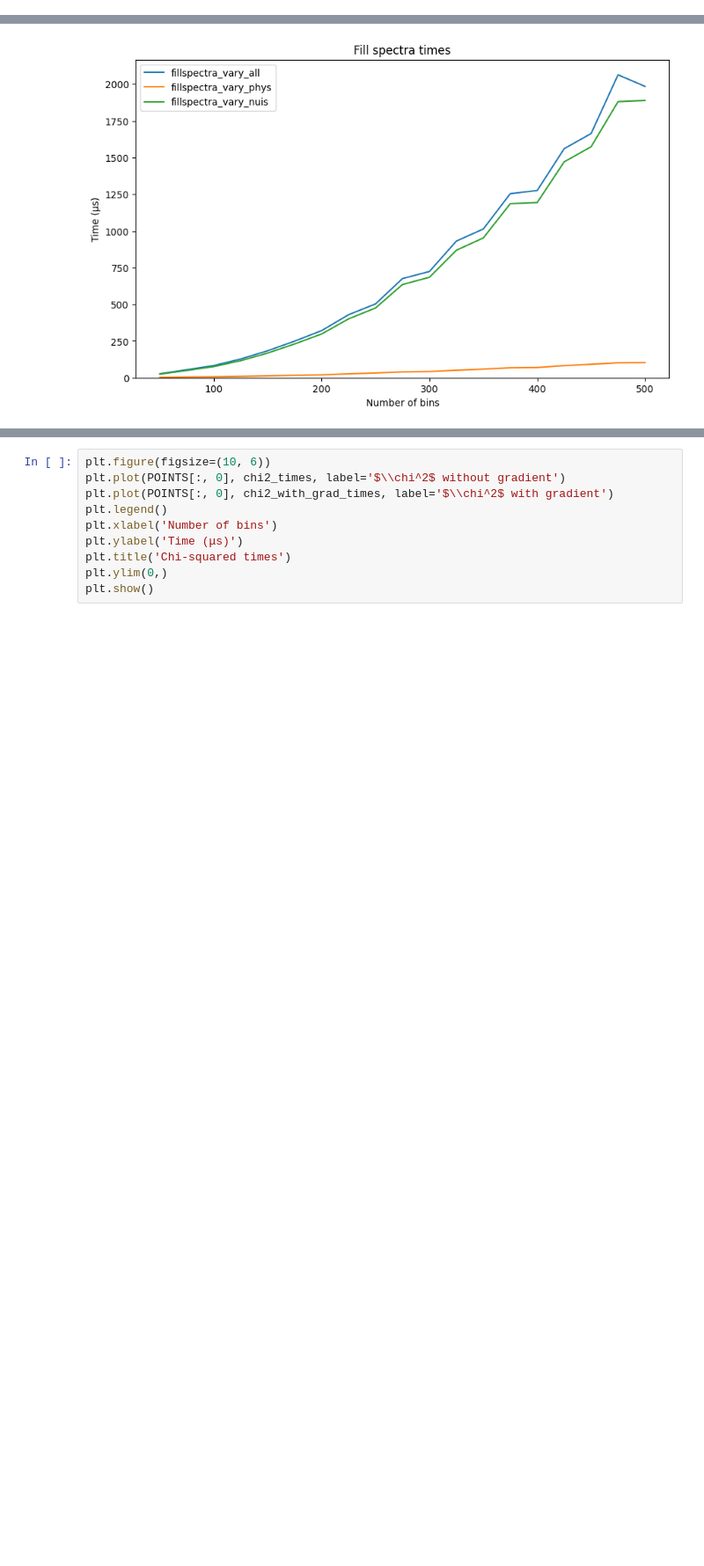
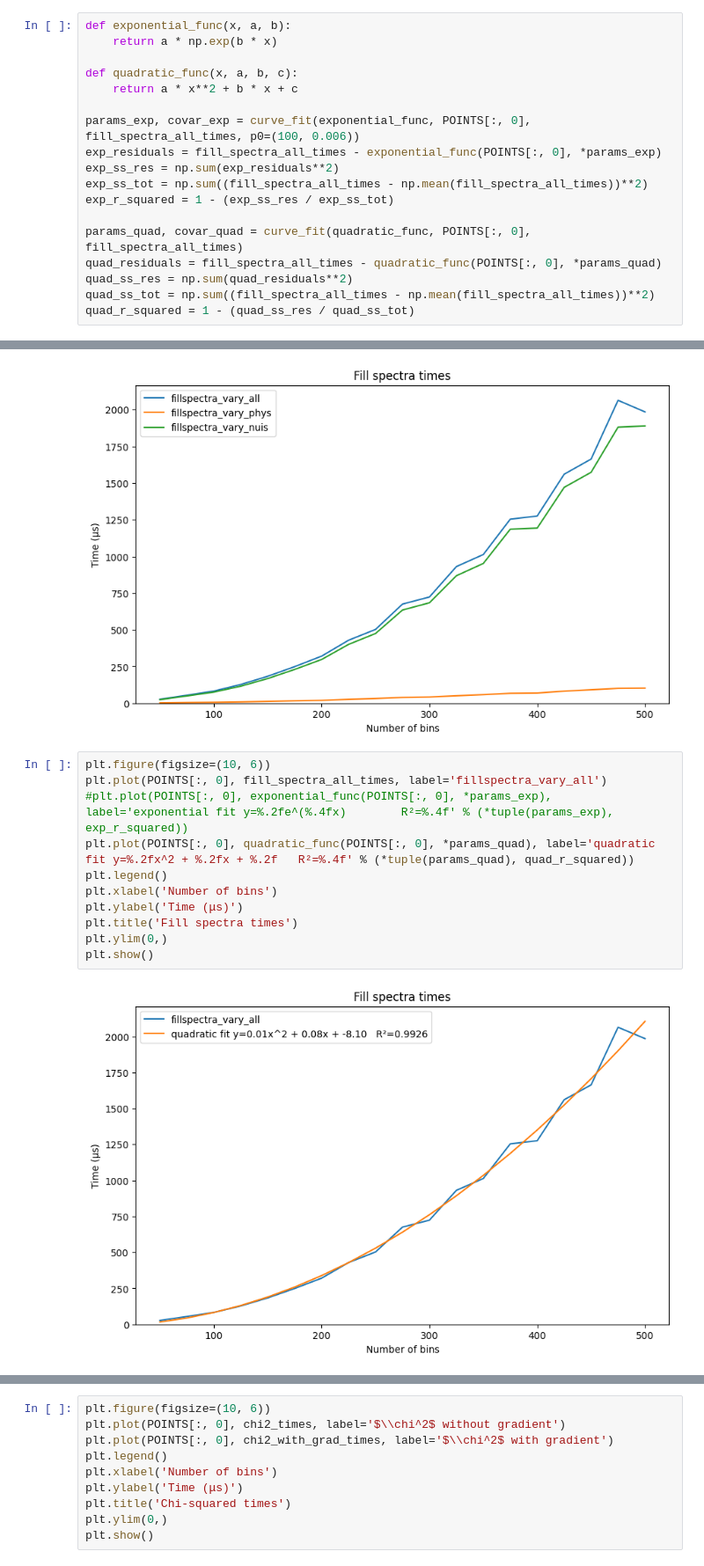
Before and after one commit to BMDragon/PROfit_Scaling, a Jupyter notebook: plotting.ipynb, the cells around one changed output, grey strips where cells are left out. Shown at 88% size. Cells and saved outputs as stored; diff of their text form; blank space fills up the shorter version.

Commit message:
Fit some of the scaling plots

```diff
--- a/plotting.ipynb
+++ b/plotting.ipynb
@@ -44,6 +45,24 @@ for bins, pulls in POINTS:
         time = float(line.split()[1].split('m')[0]) * 60 + float(line.split()[1].split('m')[1].split('s')[0])
         process_times = np.append(process_times, time)
     f2.close()
+# %%
+def exponential_func(x, a, b):
+    return a * np.exp(b * x)
+
+def quadratic_func(x, a, b, c):
+    return a * x**2 + b * x + c
+
+params_exp, covar_exp = curve_fit(exponential_func, POINTS[:, 0], fill_spectra_all_times, p0=(100, 0.006))
+exp_residuals = fill_spectra_all_times - exponential_func(POINTS[:, 0], *params_exp)
+exp_ss_res = np.sum(exp_residuals**2)
+exp_ss_tot = np.sum((fill_spectra_all_times - np.mean(fill_spectra_all_times))**2)
+exp_r_squared = 1 - (exp_ss_res / exp_ss_tot)
+
+params_quad, covar_quad = curve_fit(quadratic_func, POINTS[:, 0], fill_spectra_all_times)
+quad_residuals = fill_spectra_all_times - quadratic_func(POINTS[:, 0], *params_quad)
+quad_ss_res = np.sum(quad_residuals**2)
+quad_ss_tot = np.sum((fill_spectra_all_times - np.mean(fill_spectra_all_times))**2)
+quad_r_squared = 1 - (quad_ss_res / quad_ss_tot)
 # %%
 plt.figure(figsize=(10, 6))
 plt.plot(POINTS[:, 0], fill_spectra_all_times, label='fillspectra_vary_all')
@@ -57,3 +76,16 @@ plt.ylim(0,)
 plt.show()
 # %% [output]
 [figure]
+# %%
+plt.figure(figsize=(10, 6))
+plt.plot(POINTS[:, 0], fill_spectra_all_times, label='fillspectra_vary_all')
+#plt.plot(POINTS[:, 0], exponential_func(POINTS[:, 0], *params_exp), label='exponential fit y=%.2fe^(%.4fx)        R²=%.4f' % (*tuple(params_exp), exp_r_squared))
+plt.plot(POINTS[:, 0], quadratic_func(POINTS[:, 0], *params_quad), label='quadratic fit y=%.2fx^2 + %.2fx + %.2f   R²=%.4f' % (*tuple(params_quad), quad_r_squared))
+plt.legend()
+plt.xlabel('Number of bins')
+plt.ylabel('Time (μs)')
+plt.title('Fill spectra times')
+plt.ylim(0,)
+plt.show()
+# %% [output]
+[figure, added]
```
Also changed, not shown: parts of 5 cells of this notebook.
